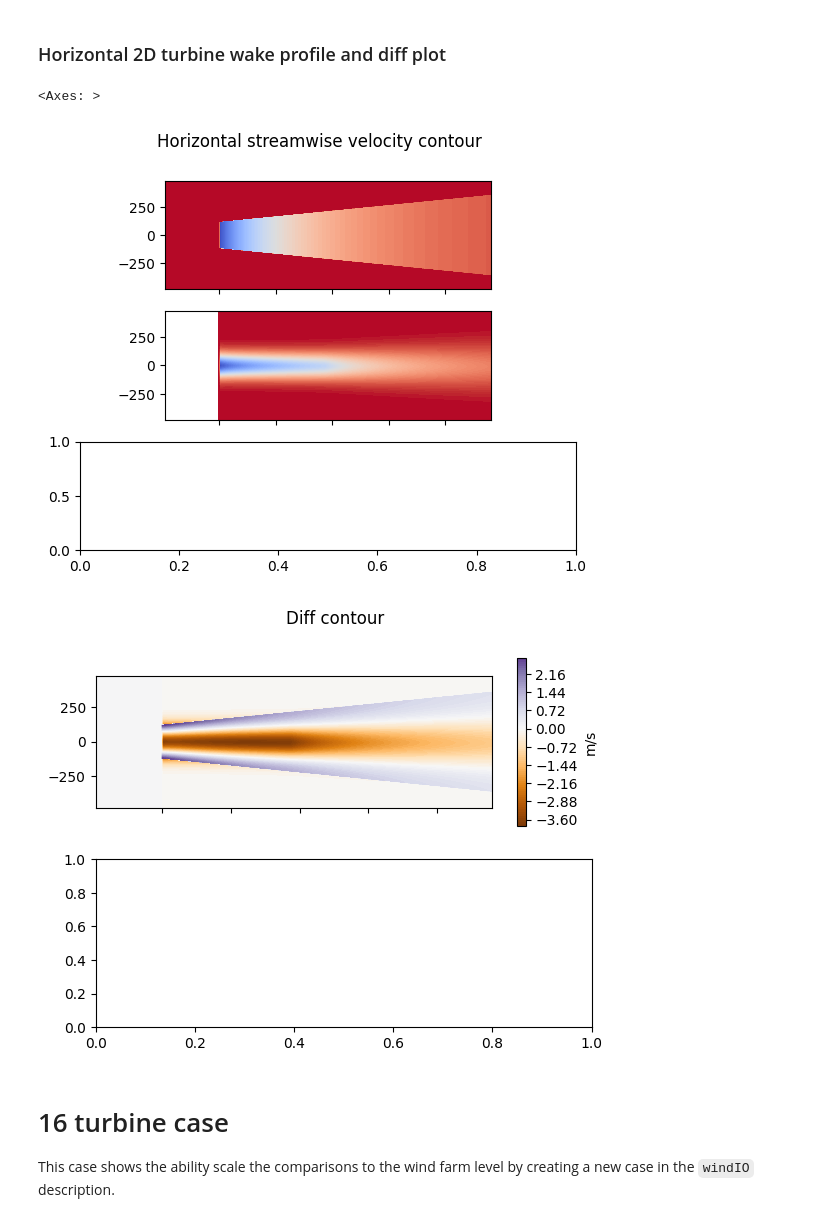
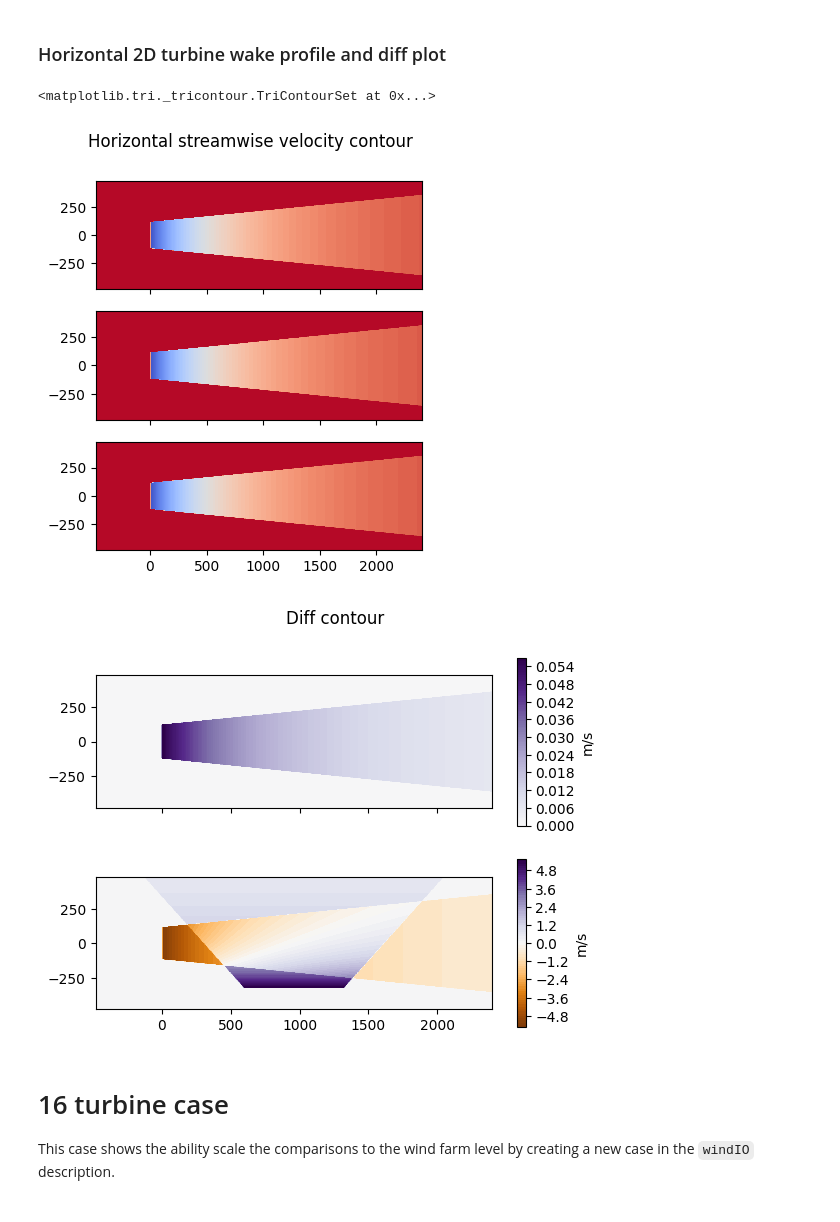
Before and after one commit to rafmudaf/wcomp, a Jupyter notebook: examples/wesc2023_demo.ipynb, the cells around one changed output. Cells and saved outputs as stored; diff of their text form; code cells hidden in the pictures.

```diff
--- a/examples/wesc2023_demo.ipynb
+++ b/examples/wesc2023_demo.ipynb
@@ -24,13 +28,14 @@ This case demonstrates the `wcomp` capabilities to compare 1-D streamwise profil
 # %%
 # Create the data via each software's WComp interface
 
-pywake_1turbine = WCompPyWake(case_1turbine, NOJ)
+pywake_1turbine = WCompPyWake(case_1turbine)
 floris_1turbine = WCompFloris(case_1turbine)
 foxes_1turbine = WCompFoxes(case_1turbine)
 
 ROTOR_D = floris_1turbine.rotor_diameter
 
-# NOTE: Pywake plotting uses plt.gca -> plt.gcf... get current figure meaning it will add onto the current figure
+# NOTE: Pywake plotting uses plt.gca -> plt.gcf... get current figure meaning it will add
+# onto the current figure. Since PyWake does it, wcomp adopts this pattern, as well.
 # %% [output]
 Turbine 0, T0: windio_turbine
 # %% [markdown]
@@ -88,51 +93,53 @@ pywake_plane = pywake_1turbine.horizontal_contour(wind_direction=270, resolution
 
 plt.axes(ax[1])
 ax[1].xaxis.set_ticklabels([])
 floris_plane = floris_1turbine.horizontal_contour(wind_direction=270, resolution=(500, 500))
 
 plt.axes(ax[2])
-# foxes_plane = foxes_1turbine.horizontal_contour(wind_direction=270, resolution=(500, 500))
+foxes_plane = foxes_1turbine.horizontal_contour(wind_direction=270, resolution=(500, 500))
 
 # Diff of the 2D wakes
 fig, ax = plt.subplots(2, 1)
 fig.suptitle("Diff contour")
 
 plt.axes(ax[0])
 ax[0].xaxis.set_ticklabels([])
 diff = floris_plane - pywake_plane
 abs_diff = np.abs(diff.values)
 min_speed = -1 * np.max(abs_diff)
 max_speed = np.max(abs_diff)
 plot_plane(
     diff,
     ax=ax[0],
     min_speed=min_speed,
     max_speed=max_speed,
     cmap='PuOr',
     clevels=100,
     color_bar=True,
     title="Middle - Top"
 )
 
 plt.axes(ax[1])
-# diff = foxes_plane - floris_plane
-# abs_diff = np.abs(diff.values)
-# min_speed = -1 * np.max(abs_diff)
-# max_speed = np.max(abs_diff)
-# plot_plane(
-#     diff,
-#     ax=ax[1],
-#     min_speed=min_speed,
-#     max_speed=max_speed,
-#     cmap='PuOr',
-#     clevels=100,
-#     color_bar=True,
-#     title="Bottom - Middle"
-# )
+# print(np.shape(foxes_plane.values))
+# print(np.shape(floris_plane.values))
+diff = foxes_plane - floris_plane
+abs_diff = np.abs(diff.values)
+min_speed = -1 * np.max(abs_diff)
+max_speed = np.max(abs_diff)
+plot_plane(
+    diff,
+    ax=ax[1],
+    min_speed=min_speed,
+    max_speed=max_speed,
+    cmap='PuOr',
+    clevels=100,
+    color_bar=True,
+    title="Bottom - Middle"
+)
 # %% [output]
-<Axes: >
+<matplotlib.tri._tricontour.TriContourSet at 0x...>
-[figure, old version]
+[figure, new version]
-[figure, old version]
+[figure, new version]
 # %% [markdown]
 # 16 turbine case
 
```
Also changed, not shown: parts of 6 cells of this notebook.
